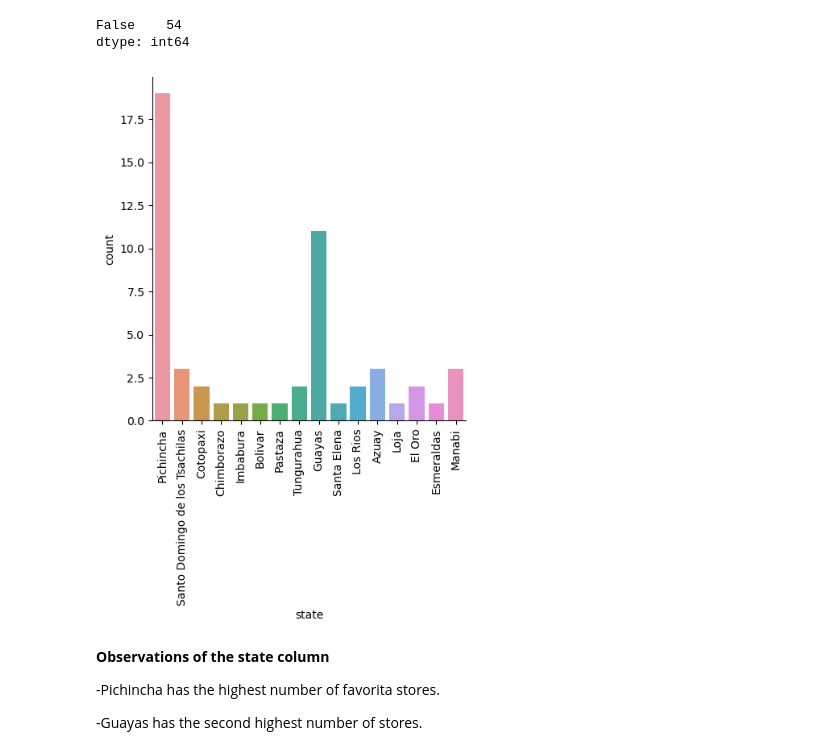
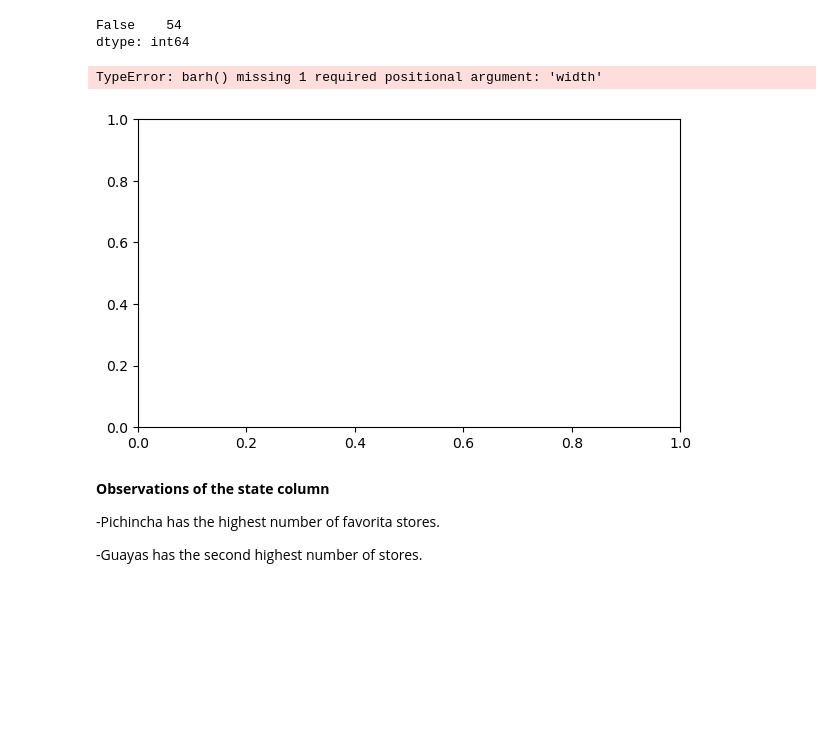
Before and after one commit to musah29/Sales_Forecast_Regression_Analysis, a Jupyter notebook: TIME SERIES SALES FORECAST.ipynb, the cells around one changed output. Saved outputs shown, nothing was run; the diff lists cells and outputs as text; code cells hidden in the pictures; blank space fills up the shorter version.

```diff
--- a/TIME SERIES SALES FORECAST.ipynb
+++ b/TIME SERIES SALES FORECAST.ipynb
@@ -338,10 +332,16 @@ dtype: int64
 # %%
 #Visualising the stores data set
 
-store_plot=sns.catplot(data=df_stores,x='state',kind='count',orient='h')
-store_plot.ax.set_xticklabels(store_plot.ax.get_xticklabels(), rotation=90);
+#store_plot=sns.catplot(data=df_stores,x='state',kind='count',orient='h')
+#store_plot.ax.set_xticklabels(store_plot.ax.get_xticklabels(), rotation=80);
+
+fig=plt.figure(figsize=(7,4))
+ax1=plt.subplot(1,1,1)
+ax1.barh(df_stores.state)
+plt.show()
 # %% [output]
+TypeError: barh() missing 1 required positional argument: 'width'
-[figure, old version]
+[figure, new version]
 # %% [markdown]
 <b>Observations of the state column<b>
 
```
Also changed, not shown: parts of 65 cells of this notebook.
